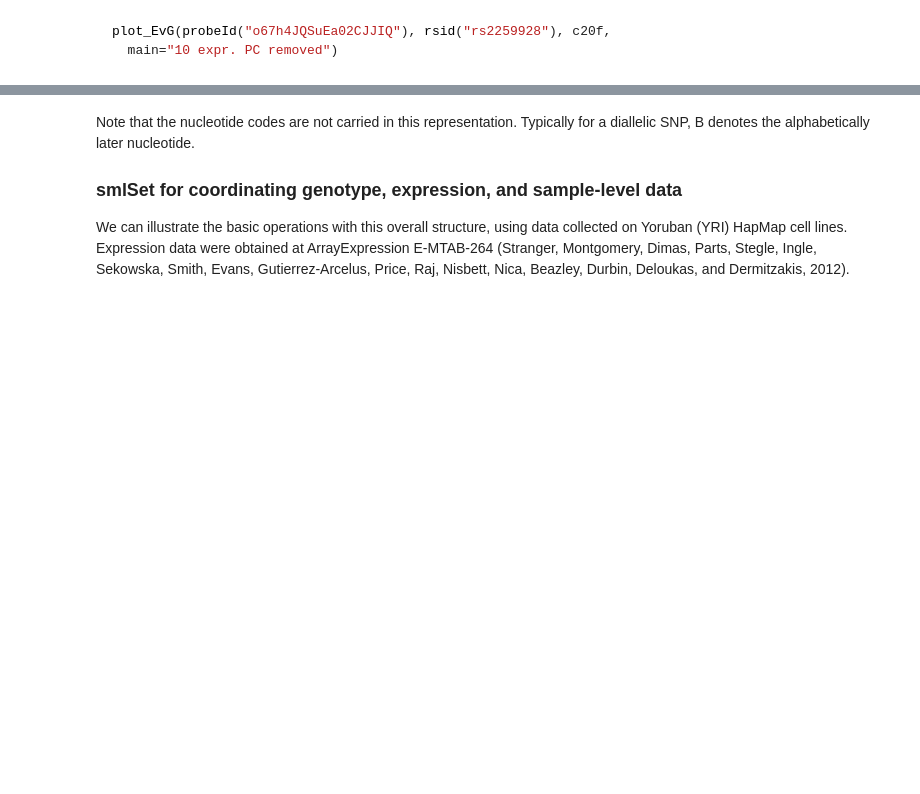
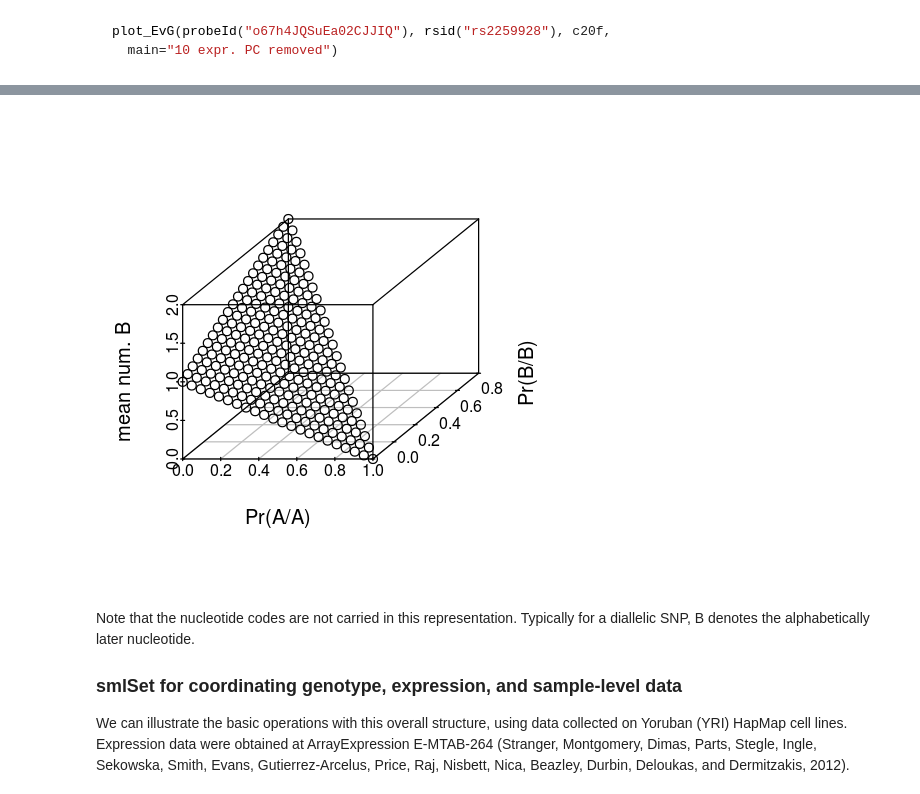
Before and after one commit to grimbough/biocworkflows, a Jupyter notebook: eQTL/cloudeqtl.run.ipynb, the cells around one changed output, grey strips where cells are left out. Cells and saved outputs as stored; diff of their text form; code cells hidden in the pictures; blank space fills up the shorter version.

```diff
--- a/eQTL/cloudeqtl.run.ipynb
+++ b/eQTL/cloudeqtl.run.ipynb
@@ -102,6 +233,16 @@ The SnpMatrix instances make use of a byte code for (potentially) imputed genoty
 # %%
 ## setting Jupyter plotting size
 options(repr.plot.width=4,repr.plot.height=4)
+# %%
+## This code chunk was hidden in the original document, but was executed in the background
+library(snpStats)
+library(scatterplot3d)
+tmp = as.raw(1:253)
+yy = g2post(tmp)
+EB = yy %*% c(0,1,2)
+scatterplot3d(yy[,1], yy[,3], EB, xlab="Pr(A/A)", ylab="Pr(B/B)", zlab="mean num. B")
+# %% [output]
+[figure, added]
 # %% [markdown]
 Note that the nucleotide codes are not carried in this representation. Typically for a diallelic SNP, B denotes the alphabetically later nucleotide.
 
```
Also changed, not shown: parts of 19 cells of this notebook, 1 other file.
